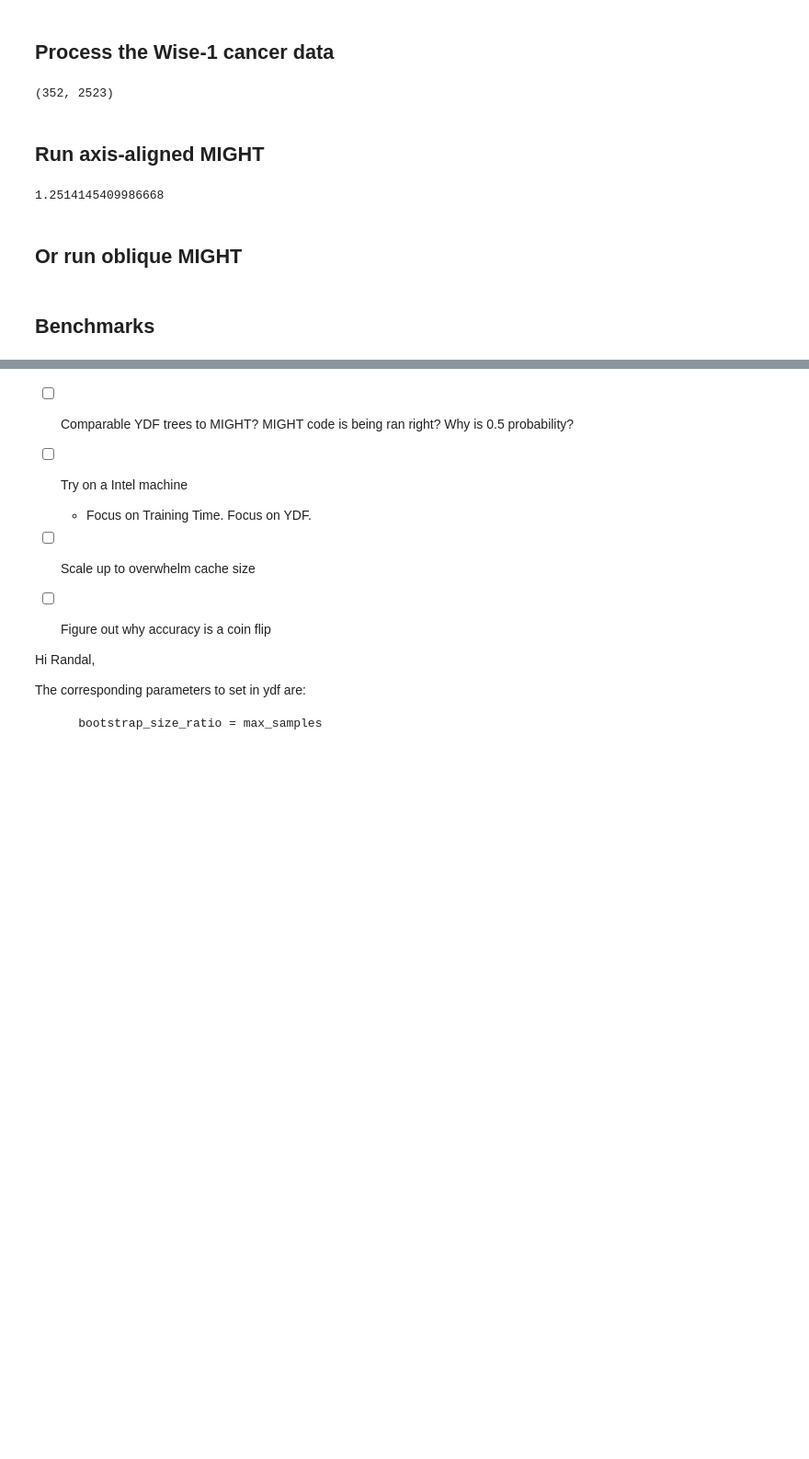
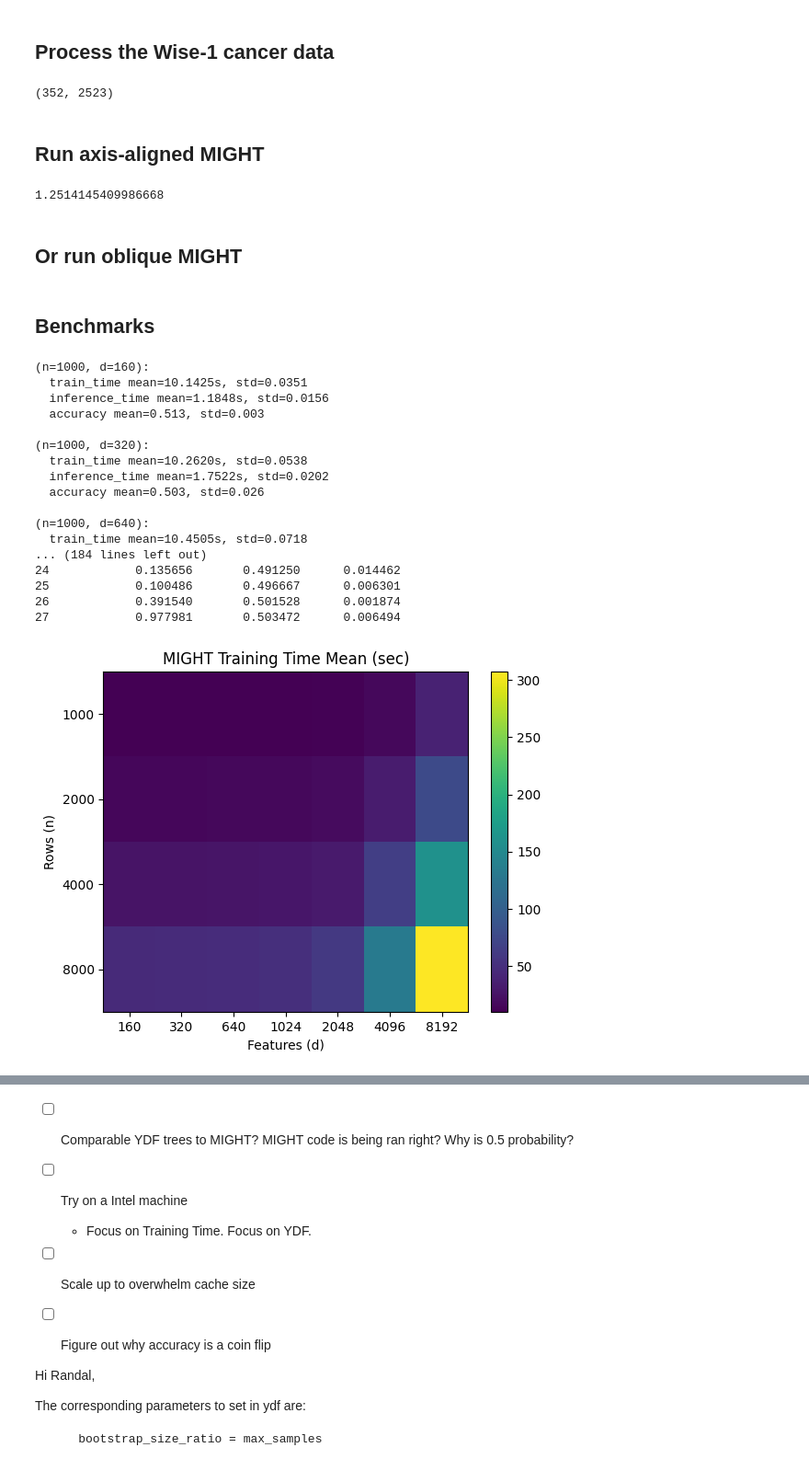
Before and after one commit to ariellubonja/ydf-scaling-experiments, a Jupyter notebook: might_wise1_example.ipynb, the cells around one changed output, grey strips where cells are left out. Shown: that part at 92% size. Cells and saved outputs as stored; diff of their text form; code cells hidden in the pictures; blank space fills up the shorter version.

```diff
--- a/might_wise1_example.ipynb
+++ b/might_wise1_example.ipynb
@@ -357,10 +357,10 @@ def benchmark_might(n_vals, d_vals, repeats=7, random_state=42):
 
 if __name__ == "__main__":
     # Example grid
-    n_values = [125, 250, 500, 1000, 2000, 4000, 8000]
-    d_values = [10, 20, 40, 80, 160, 320, 640]
+    n_values = [1000, 2000, 4000, 8000]
+    d_values = [160, 320, 640, 1024, 2048, 4096, 8192]
 
-    df_bench = benchmark_might(n_values, d_values, repeats=7, random_state=42)
+    df_bench = benchmark_might(n_values, d_values, repeats=3, random_state=42)
 
     print("\n=== MIGHT Benchmark Results (Averaged Over Repeats) ===")
     print(df_bench)
@@ -377,30 +377,49 @@ if __name__ == "__main__":
     plt.xticks(range(len(d_values)), d_values)
     plt.yticks(range(len(n_values)), n_values)
     plt.xlabel("Features (d)")
     plt.ylabel("Rows (n)")
     plt.show()
 
     # ---- 2) Heatmap: Inference Time
     plt.figure()
     plt.imshow(pivot_infer, aspect="auto")
     plt.colorbar()
     plt.title("MIGHT Inference Time Mean (sec)")
     plt.xticks(range(len(d_values)), d_values)
     plt.yticks(range(len(n_values)), n_values)
     plt.xlabel("Features (d)")
     plt.ylabel("Rows (n)")
     plt.show()
 
     # ---- 3) 3D "Cityscape" for Training Time
     plot_3d_bars(
         pivot_train,
         title="MIGHT Training Time (3D Bar)",
         zlabel="Train time (s)"
     )
 
     # ---- 4) 3D "Cityscape" for Inference Time
     plot_3d_bars(
         pivot_infer,
         title="MIGHT Inference Time (3D Bar)",
         zlabel="Inference time (s)"
     )
+# %% [output]
+(n=1000, d=160):
+  train_time mean=10.1425s, std=0.0351
+  inference_time mean=1.1848s, std=0.0156
+  accuracy mean=0.513, std=0.003
+
+(n=1000, d=320):
+  train_time mean=10.2620s, std=0.0538
+  inference_time mean=1.7522s, std=0.0202
+  accuracy mean=0.503, std=0.026
+
+(n=1000, d=640):
+  train_time mean=10.4505s, std=0.0718
+... (184 lines left out)
+24            0.135656       0.491250      0.014462
+25            0.100486       0.496667      0.006301
+26            0.391540       0.501528      0.001874
+27            0.977981       0.503472      0.006494
+[figure, added]
```
Also changed, not shown: parts of 1 cell of this notebook, 1 other file.
